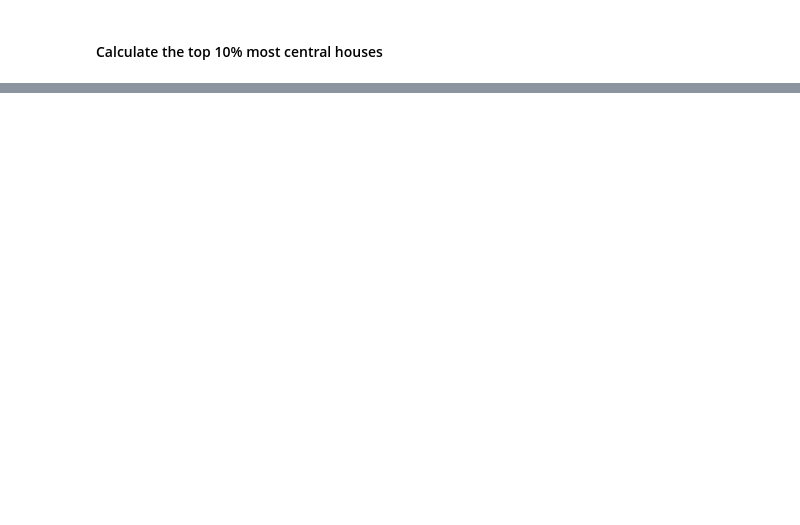
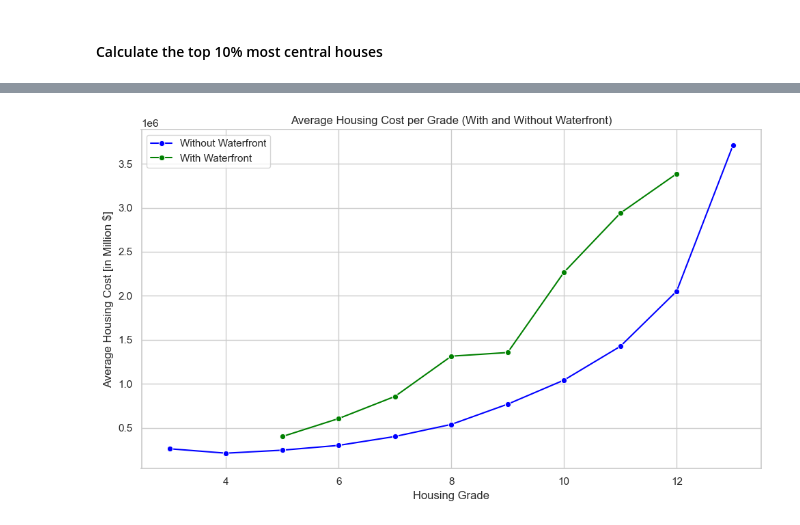
Before and after one commit to SonkyD/EDA-Project, a Jupyter notebook: EDA Projectr Oktober 2023.ipynb, the cells around one changed output, grey strips where cells are left out. Saved outputs shown, nothing was run; the diff lists cells and outputs as text; code cells hidden in the pictures; blank space fills up the shorter version.

```diff
--- a/EDA Projectr Oktober 2023.ipynb
+++ b/EDA Projectr Oktober 2023.ipynb
@@ -550,0 +465,72 @@ plt.show()
+# %%
+#Hypothesis Average Housing cost increases with waterview even if houses are in the same grade
+
+# Assuming you have a DataFrame df_joined_table
+
+# Group by 'grade' and 'waterfront', and calculate the mean price
+average_cost_per_grade = df_joined_table.groupby(['grade', 'waterfront'])['price'].mean().reset_index()
+
+# Filter the data to separate waterfront and non-waterfront averages
+average_cost_without_waterfront = average_cost_per_grade[average_cost_per_grade['waterfront'] == 0]
+average_cost_with_waterfront = average_cost_per_grade[average_cost_per_grade['waterfront'] == 1]
+
+# Rename the 'price' column to indicate whether it's with or without waterfront
+average_cost_without_waterfront.rename(columns={'price': 'average_cost_without_waterfront'}, inplace=True)
+average_cost_with_waterfront.rename(columns={'price': 'average_cost_with_waterfront'}, inplace=True)
+
+# Merge the two DataFrames to get both averages in one DataFrame
+average_cost_per_grade = average_cost_without_waterfront.merge(
+    average_cost_with_waterfront[['grade', 'average_cost_with_waterfront']],
+    on='grade',
+    how='outer'
+)
+
+# Fill any missing values with 0
+average_cost_per_grade.fillna(0, inplace=True)
+
+# Display the resulting DataFrame
+print(average_cost_per_grade)
+
+
+# Filter the DataFrame to exclude specific rows
+filtered_data = average_cost_per_grade[
+    ~((average_cost_per_grade['grade'].isin([3, 4]) & (average_cost_per_grade['waterfront'] == 1)) |
+      (average_cost_per_grade['grade'] == 13) & (average_cost_per_grade['waterfront'] == 1))
+]
+
+# Set the style for the plot (optional)
+sns.set_style("whitegrid")
+
+# Create the line plot
+plt.figure(figsize=(10, 6))
+
+# Plot the line for "Without Waterfront"
+sns.lineplot(
+    data=filtered_data,
+    x='grade',
+    y='average_cost_without_waterfront',
+    label='Without Waterfront',
+    marker='o',  # Specify marker style (optional)
+    color='blue'  # Specify the color for this line
+)
+
+# Plot the line for "With Waterfront" only for selected grades
+sns.lineplot(
+    data=filtered_data[~filtered_data['grade'].isin([3, 4, 13])],  # Exclude grades 3, 4, and 13
+    x='grade',
+    y='average_cost_with_waterfront',
+    label='With Waterfront',
+    marker='o',  # Specify marker style (optional)
+    color='green'  # Specify the color for this line
+)
+
+# Customize the plot's appearance
+plt.xlabel('Housing Grade')
+plt.ylabel('Average Housing Cost [in Million $]')
+plt.title('Average Housing Cost per Grade (With and Without Waterfront)')
+plt.legend()
+
+# Show the plot
+plt.tight_layout()
+plt.show()
+# %% [output]
@@ -550,0 +554 @@ plt.show()
+[figure, added]
```
Also changed, not shown: parts of 20 cells of this notebook.
